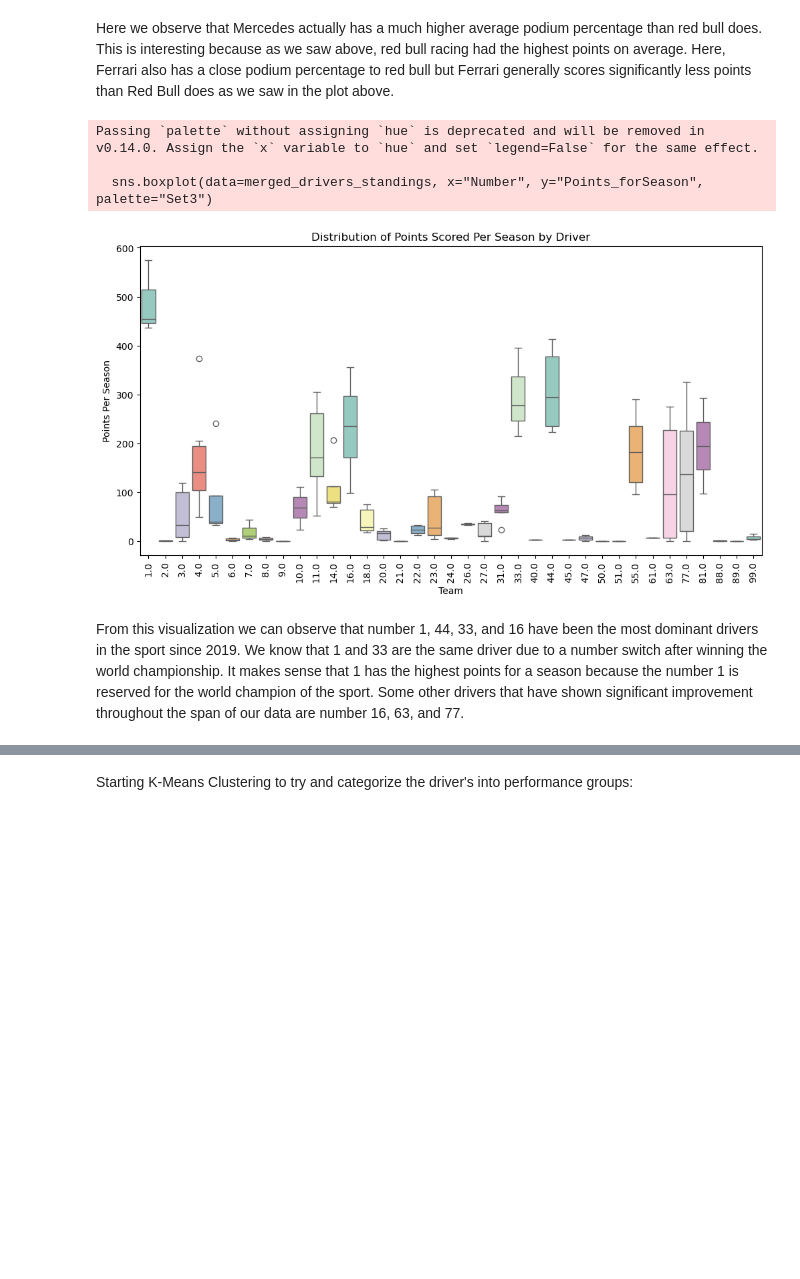
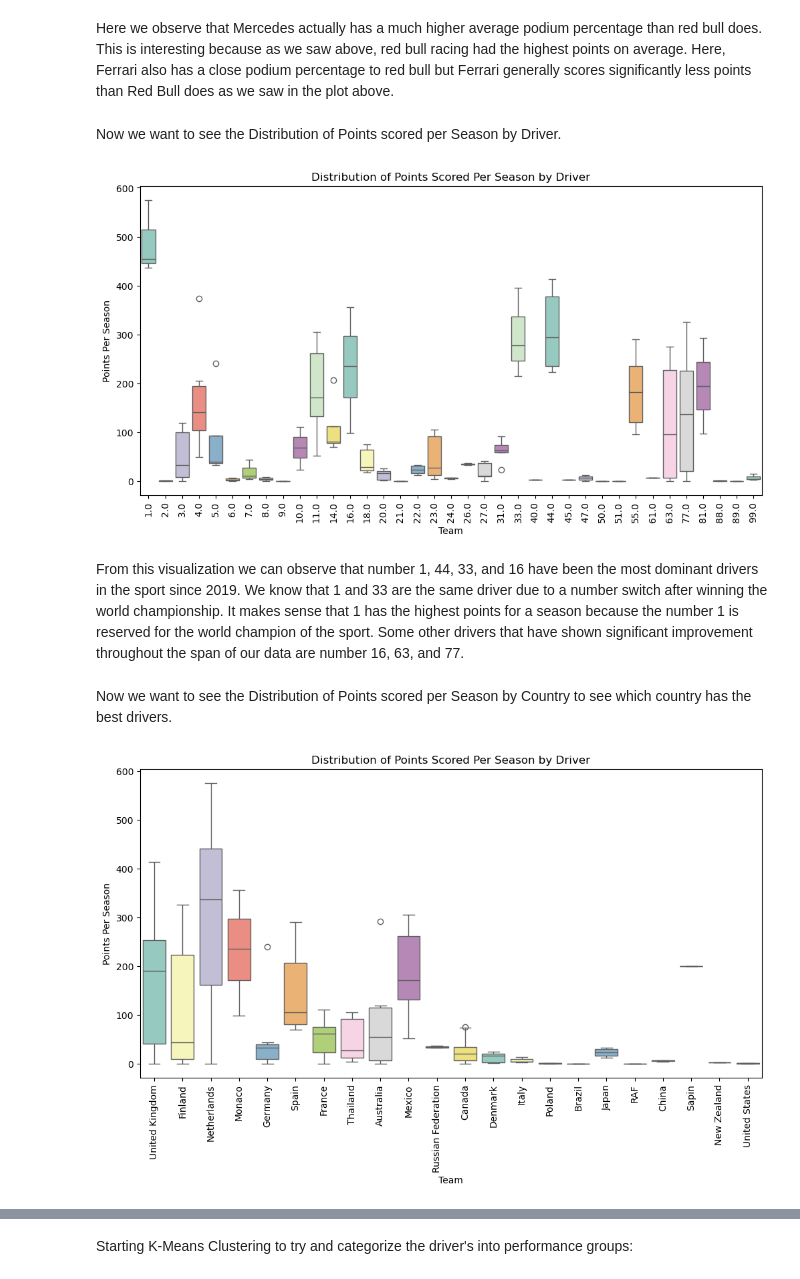
Before and after one commit to Dekamayaro/F1-Prediction-Project, a Jupyter notebook: project.ipynb, the cells around one changed output, grey strips where cells are left out. Drawn from its saved outputs; the diff is of its cells as text; code cells hidden in the pictures; blank space fills up the shorter version.

```diff
--- a/project.ipynb
+++ b/project.ipynb
@@ -333,18 +332,29 @@ Passing `palette` without assigning `hue` is deprecated and will be removed in v
 [figure]
 # %% [markdown]
 Here we observe that Mercedes actually has a much higher average podium percentage than red bull does. This is interesting because as we saw above, red bull racing had the highest points on average. Here, Ferrari also has a close podium percentage to red bull but Ferrari generally scores significantly less points than Red Bull does as we saw in the plot above.
+# %% [markdown]
+Now we want to see the Distribution of Points scored per Season by Driver.
 # %%
 plt.figure(figsize=(12, 6))
-sns.boxplot(data=merged_drivers_standings, x="Number", y="Points_forSeason", palette="Set3")
+sns.boxplot(data=merged_drivers_standings, x="Number", y="Points_forSeason", palette="Set3", hue = "Number", legend = False)
 plt.xticks(rotation=90)
 plt.title("Distribution of Points Scored Per Season by Driver")
 plt.xlabel("Team")
 plt.ylabel("Points Per Season")
 plt.show()
 # %% [output]
-Passing `palette` without assigning `hue` is deprecated and will be removed in v0.14.0. Assign the `x` variable to `hue` and set `legend=False` for the same effect.
-
-  sns.boxplot(data=merged_drivers_standings, x="Number", y="Points_forSeason", palette="Set3")
 [figure]
 # %% [markdown]
 From this visualization we can observe that number 1, 44, 33, and 16 have been the most dominant drivers in the sport since 2019. We know that 1 and 33 are the same driver due to a number switch after winning the world championship. It makes sense that 1 has the highest points for a season because the number 1 is reserved for the world champion of the sport. Some other drivers that have shown significant improvement throughout the span of our data are number 16, 63, and 77.
+# %% [markdown]
+Now we want to see the Distribution of Points scored per Season by Country to see which country has the best drivers.
+# %%
+plt.figure(figsize=(12, 6))
+sns.boxplot(data=merged_drivers_standings, x="Country", y="Points_forSeason", palette="Set3", hue = "Country", legend = False)
+plt.xticks(rotation=90)
+plt.title("Distribution of Points Scored Per Season by Country")
+plt.xlabel("Team")
+plt.ylabel("Points Per Season")
+plt.show()
+# %% [output]
+[figure, added]
```
Also changed, not shown: parts of 10 cells of this notebook.
